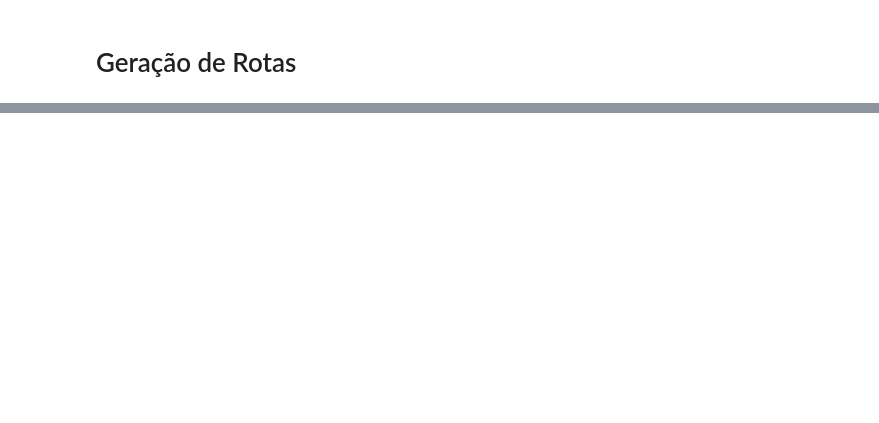
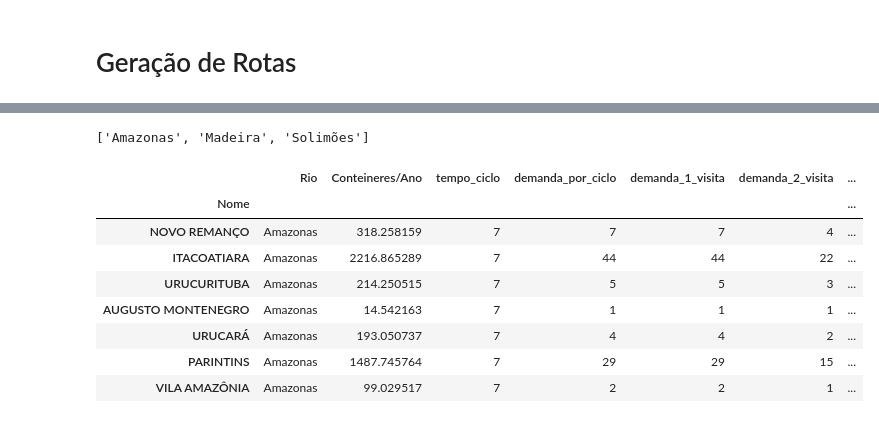
Before and after one commit to guidurbano/tcc-GNL-amazon, a Jupyter notebook: notebooks/demand_SI_AM.ipynb, the cells around one changed output, grey strips where cells are left out. Saved outputs shown, nothing was run; the diff lists cells and outputs as text; code cells hidden in the pictures; blank space fills up the shorter version.

```diff
--- a/notebooks/demand_SI_AM.ipynb
+++ b/notebooks/demand_SI_AM.ipynb
@@ -433,7 +433,7 @@ df_sample[['Rio', 'Nome','demanda_1_visita', 'demanda_2_visita', 'demanda_3_visi
 # Observando qual demanda por visita parece razoavel:
 freq_visita = {'CAMPINAS': 1,
  'CAIAMBÉ': 1,
- 'TEFÉ': 3,
+ 'TEFÉ': 4,
  'ALVARÃES': 1,
  'UARINI': 1,
  'FONTE BOA': 2,
@@ -445,8 +445,8 @@ freq_visita = {'CAMPINAS': 1,
  'SANTA RITA DO WEILL': 1,
  'BELÉM DO SOLIMÕES': 1,
  'FEIJOAL': 1,
- 'BENJAMIN CONSTANT': 3,  # talvez 3+
- 'TABATINGA': 3, # talvez 3+
+ 'BENJAMIN CONSTANT': 3,
+ 'TABATINGA': 4,
  'AUTAZES': 2,
  'NOVA OLINDA DO NORTE': 2,
  'AXINIM': 1,
@@ -454,8 +454,8 @@ freq_visita = {'CAMPINAS': 1,
  'NOVO ARIPUANÃ': 1,
  'MANICORÉ': 2,
  'AUXILIADORA': 1,
- 'HUMAITÁ': 3, # talvez 3+
- 'ITACOATIARA': 3, # talvez 3+
+ 'HUMAITÁ': 3,
+ 'ITACOATIARA': 4,
  'NOVO REMANÇO': 1,
  'URUCURITUBA': 1,
  'AUGUSTO MONTENEGRO': 1,
@@ -465,8 +465,8 @@ freq_visita = {'CAMPINAS': 1,
               }
 # %%
 def _demanda_por_visita(data):
-    return data[data[3] - 1]
+    return data[data[4] - 1]
 # %%
 # Mapear frequencias observadas
 df_sample['freq_visita'] = df_sample['Nome'].map(freq_visita)
-df_sample['demanda_por_visita'] = df_sample.iloc[:, -4:].apply(_demanda_por_visita, axis=1)
+df_sample['demanda_por_visita'] = df_sample.iloc[:, -5:].apply(_demanda_por_visita, axis=1)
@@ -510,0 +482,19 @@ pd.DataFrame(rotas).to_parquet(rotas_filepath)
+# %%
+rios
+# %% [output]
+['Amazonas', 'Madeira', 'Solimões']
+# %%
+localidades = df_sample[df_sample.Rio == 'Amazonas']['Nome'].tolist()
+localidades_ordenadas = df_dist.loc[localidades].sort_values('MANAUS').index.tolist()
+# %%
+df_sample.set_index('Nome').loc[localidades_ordenadas]
+# %% [output]
+|  | Rio | Conteineres/Ano | tempo_ciclo | demanda_por_ciclo | demanda_1_visita | demanda_2_visita | ... |
+| Nome |  |  |  |  |  |  | ... |
+| NOVO REMANÇO | Amazonas | 318.258159 | 7 | 7 | 7 | 4 | ... |
+| ITACOATIARA | Amazonas | 2216.865289 | 7 | 44 | 44 | 22 | ... |
+| URUCURITUBA | Amazonas | 214.250515 | 7 | 5 | 5 | 3 | ... |
+| AUGUSTO MONTENEGRO | Amazonas | 14.542163 | 7 | 1 | 1 | 1 | ... |
+| URUCARÁ | Amazonas | 193.050737 | 7 | 4 | 4 | 2 | ... |
+| PARINTINS | Amazonas | 1487.745764 | 7 | 29 | 29 | 15 | ... |
+| VILA AMAZÔNIA | Amazonas | 99.029517 | 7 | 2 | 2 | 1 | ... |
```
Also changed, not shown: parts of 7 cells of this notebook.
